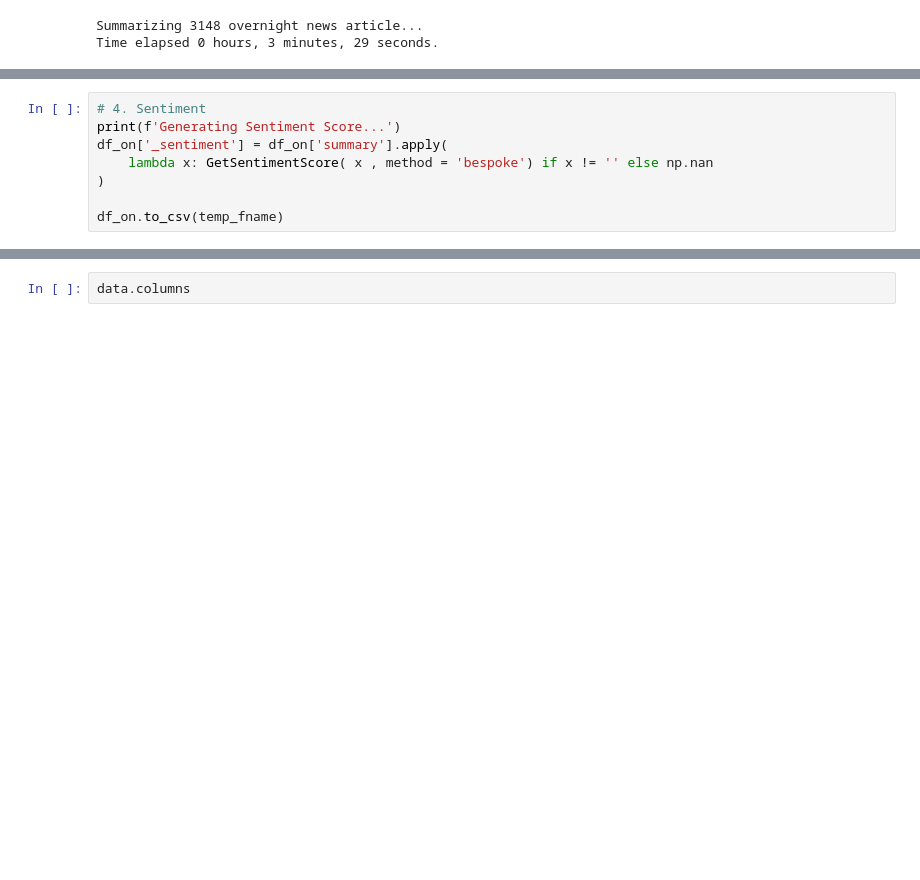
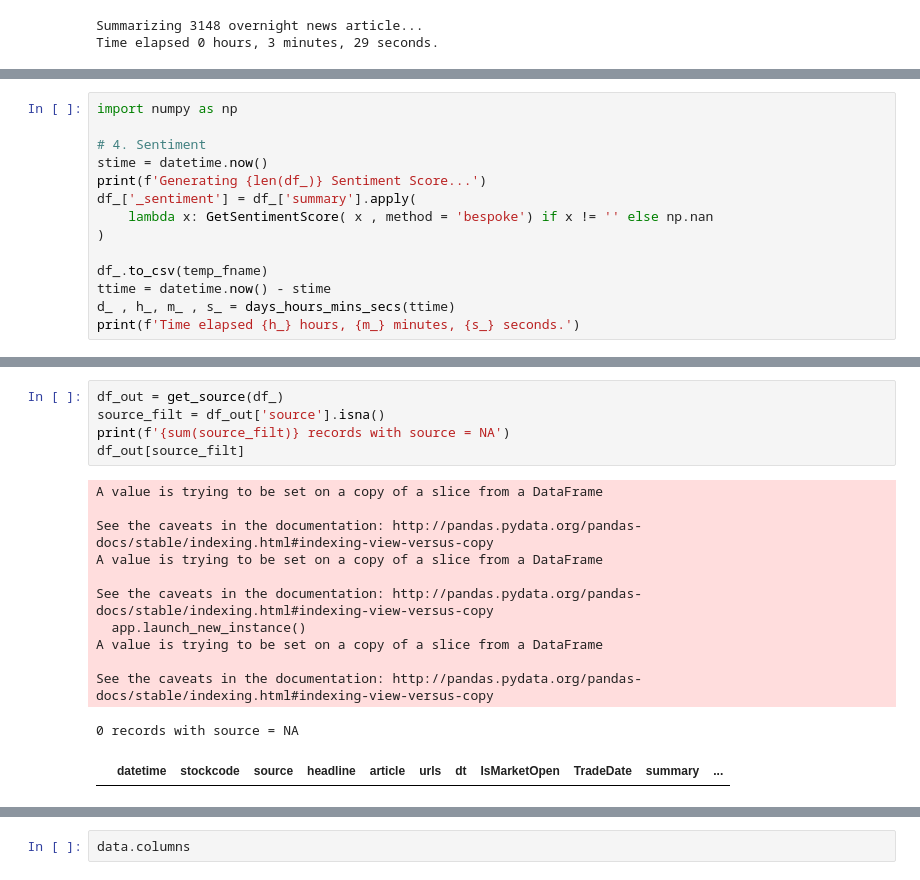
Before and after one commit to sendash-app/study_stocks_sentiments, a Jupyter notebook: overnight_sentiment_generation.ipynb, the cells around one changed output, grey strips where cells are left out. Drawn from its saved outputs; the diff is of its cells as text; blank space fills up the shorter version.

```diff
--- a/overnight_sentiment_generation.ipynb
+++ b/overnight_sentiment_generation.ipynb
@@ -184,9 +185,15 @@ See the caveats in the documentation: http://pandas.pydata.org/pandas-docs/stabl
 # %%
+import numpy as np
+
 # 4. Sentiment
-print(f'Generating Sentiment Score...')
-df_on['_sentiment'] = df_on['summary'].apply(
+stime = datetime.now()
+print(f'Generating {len(df_)} Sentiment Score...')
+df_['_sentiment'] = df_['summary'].apply(
     lambda x: GetSentimentScore( x , method = 'bespoke') if x != '' else np.nan
 )
 
-df_on.to_csv(temp_fname)
+df_.to_csv(temp_fname)
+ttime = datetime.now() - stime
+d_ , h_, m_ , s_ = days_hours_mins_secs(ttime)
+print(f'Time elapsed {h_} hours, {m_} minutes, {s_} seconds.')
 # %% [output]
@@ -243,0 +238,18 @@ GetCleanText(tt)
+# %%
+df_out = get_source(df_)
+source_filt = df_out['source'].isna()
+print(f'{sum(source_filt)} records with source = NA')
+df_out[source_filt]
+# %% [output]
+A value is trying to be set on a copy of a slice from a DataFrame
+
+See the caveats in the documentation: http://pandas.pydata.org/pandas-docs/stable/indexing.html#indexing-view-versus-copy
+A value is trying to be set on a copy of a slice from a DataFrame
+
+See the caveats in the documentation: http://pandas.pydata.org/pandas-docs/stable/indexing.html#indexing-view-versus-copy
+  app.launch_new_instance()
+A value is trying to be set on a copy of a slice from a DataFrame
+
+See the caveats in the documentation: http://pandas.pydata.org/pandas-docs/stable/indexing.html#indexing-view-versus-copy
+0 records with source = NA
+|  | datetime | stockcode | source | headline | article | urls | dt | IsMarketOpen | TradeDate | summary | ... |
```
Also changed, not shown: parts of 18 cells of this notebook, 1 other file.
